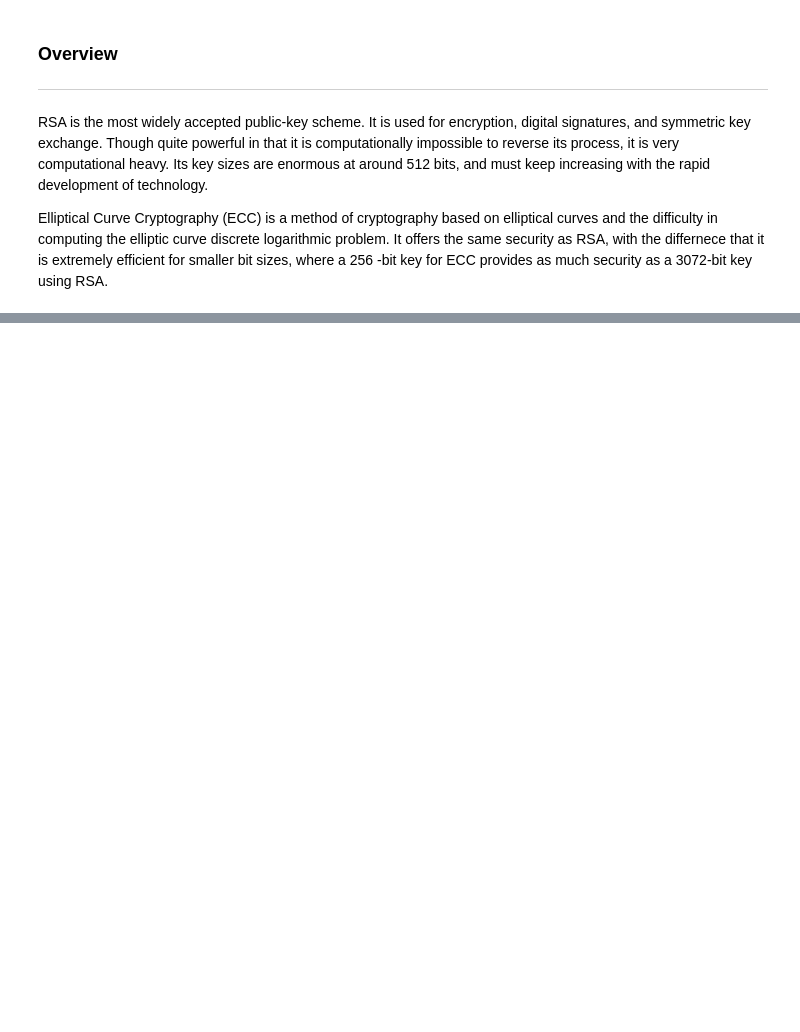
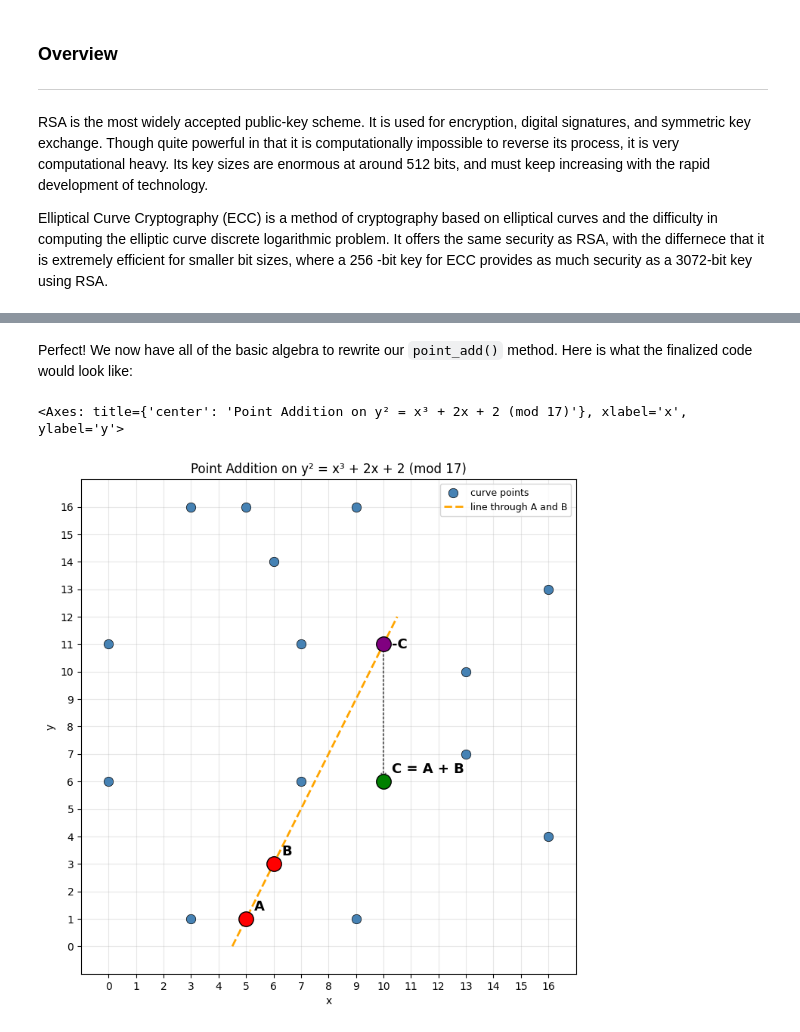
Before and after one commit to epicgdog/ecc-research-cs-166, a Jupyter notebook: notebook.ipynb, the cells around one changed output, grey strips where cells are left out. Drawn from its saved outputs; the diff is of its cells as text; code cells hidden in the pictures; blank space fills up the shorter version.

```diff
--- a/notebook.ipynb
+++ b/notebook.ipynb
@@ -205,0 +407,2 @@ Once we use the EEA to find $m$, our original division problem ($A / B$) simply
+# %% [markdown]
+Perfect! We now have all of the basic algebra to rewrite our `point_add()` method. Here is what the finalized code would look like:
@@ -205,0 +437,18 @@ Once we use the EEA to find $m$, our original division problem ($A / B$) simply
+# %%
+import importlib
+import visualization
+importlib.reload(visualization)  # pick up new functions without restarting the kernel
+from visualization import plot_point_addition_ff
+
+# point addition on y^2 = x^3 + 2x + 2 mod 17
+# x = 5: y^2 = 1 mod 17, so y in {1, 16}
+# x = 6: y^2 = 9 mod 17, so y in {3, 14}
+A = (5, 1)
+B = (6, 3)
+
+# blue dots are all curve points; the dashed orange line connects A, B, and
+# the third intersection -C (drawn in real coords). -C reflects to C = A + B.
+plot_point_addition_ff(A, B, curve)
+# %% [output]
+<Axes: title={'center': 'Point Addition on y² = x³ + 2x + 2 (mod 17)'}, xlabel='x', ylabel='y'>
+[figure, added]
```
Also changed, not shown: parts of 23 cells of this notebook, 1 other file.
